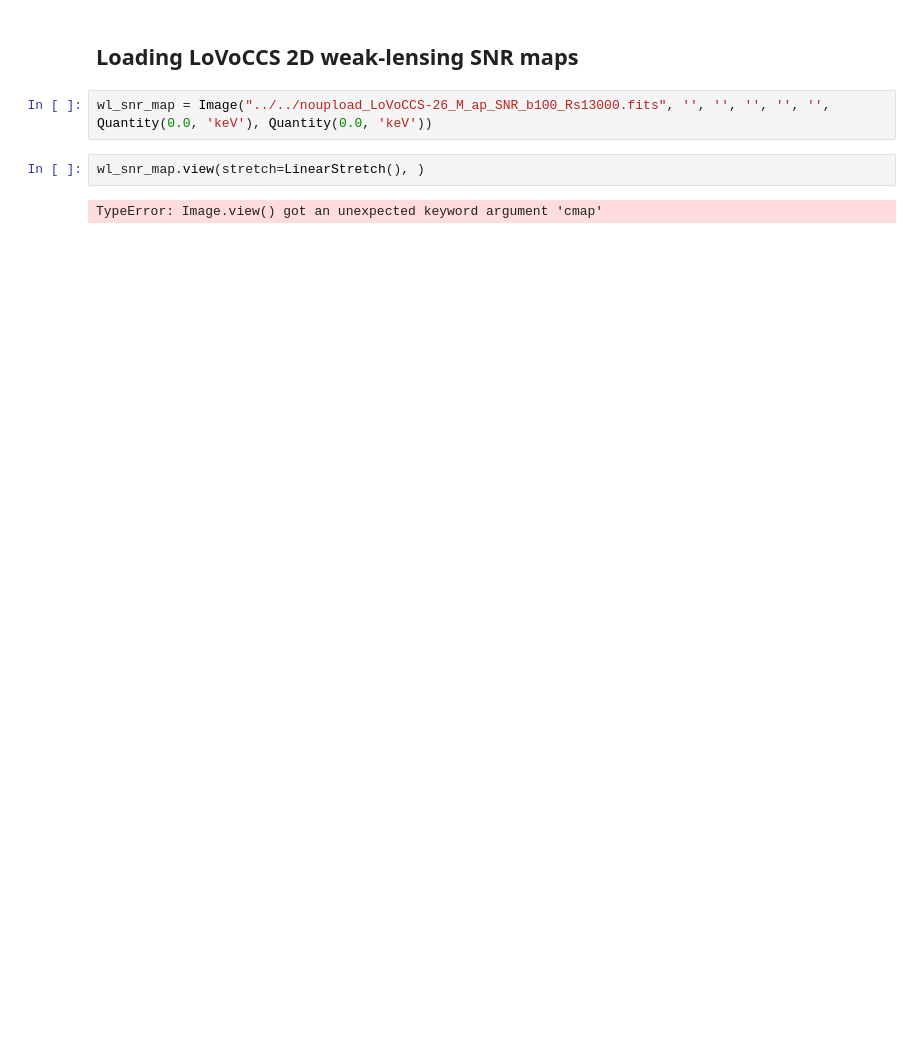
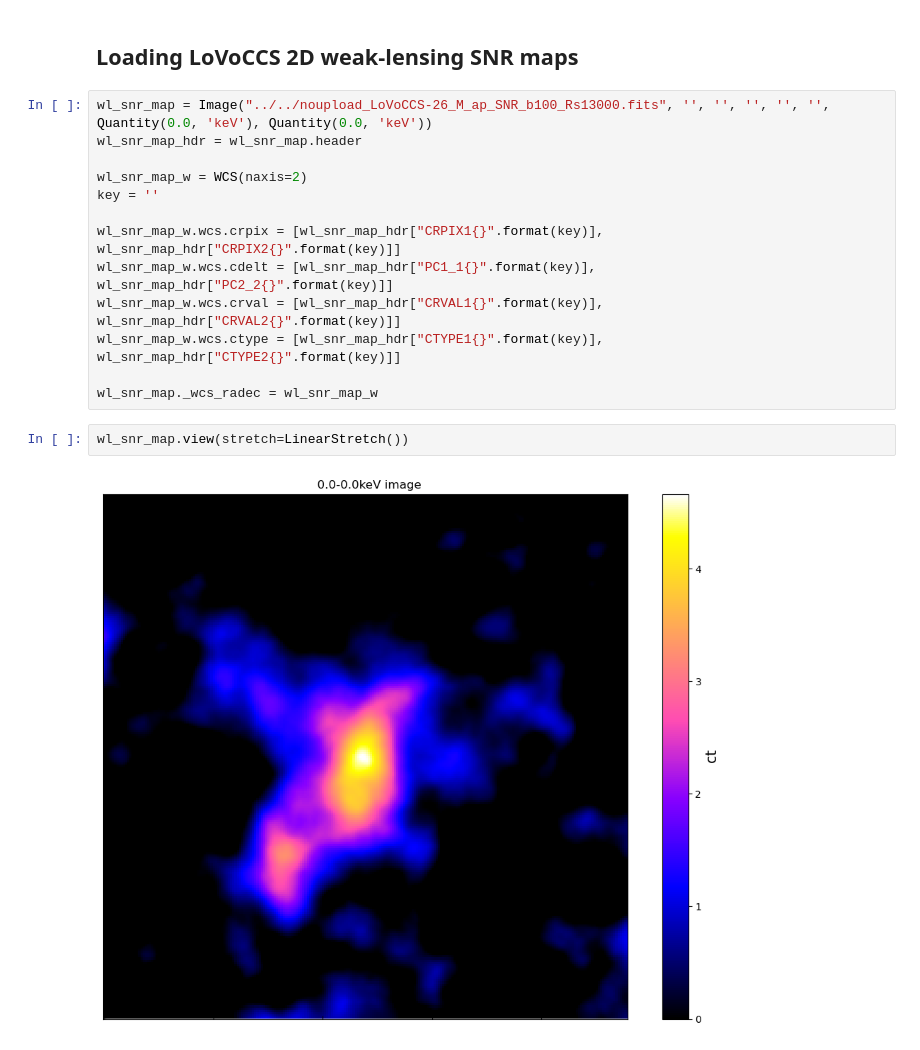
Before and after one commit to LoVoCCS/X-LoVoCCS-Analyses, a Jupyter notebook: notebooks/property_maps/xray_weaklensing_correlation.ipynb, the cells around one changed output. Saved outputs shown, nothing was run; the diff lists cells and outputs as text; blank space fills up the shorter version.

```diff
--- a/notebooks/property_maps/xray_weaklensing_correlation.ipynb
+++ b/notebooks/property_maps/xray_weaklensing_correlation.ipynb
@@ -81,7 +83,18 @@ xlovoccs_base.head(6)
 ## Loading LoVoCCS 2D weak-lensing SNR maps
 # %%
 wl_snr_map = Image("../../noupload_LoVoCCS-26_M_ap_SNR_b100_Rs13000.fits", '', '', '', '', '', Quantity(0.0, 'keV'), Quantity(0.0, 'keV'))
+wl_snr_map_hdr = wl_snr_map.header
+
+wl_snr_map_w = WCS(naxis=2)
+key = ''
+
+wl_snr_map_w.wcs.crpix = [wl_snr_map_hdr["CRPIX1{}".format(key)], wl_snr_map_hdr["CRPIX2{}".format(key)]]
+wl_snr_map_w.wcs.cdelt = [wl_snr_map_hdr["PC1_1{}".format(key)], wl_snr_map_hdr["PC2_2{}".format(key)]]
+wl_snr_map_w.wcs.crval = [wl_snr_map_hdr["CRVAL1{}".format(key)], wl_snr_map_hdr["CRVAL2{}".format(key)]]
+wl_snr_map_w.wcs.ctype = [wl_snr_map_hdr["CTYPE1{}".format(key)], wl_snr_map_hdr["CTYPE2{}".format(key)]]
+
+wl_snr_map._wcs_radec = wl_snr_map_w
 # %%
-wl_snr_map.view(stretch=LinearStretch(), )
+wl_snr_map.view(stretch=LinearStretch())
 # %% [output]
-TypeError: Image.view() got an unexpected keyword argument 'cmap'
+[figure, added]
```
Also changed, not shown: parts of 6 cells of this notebook.
